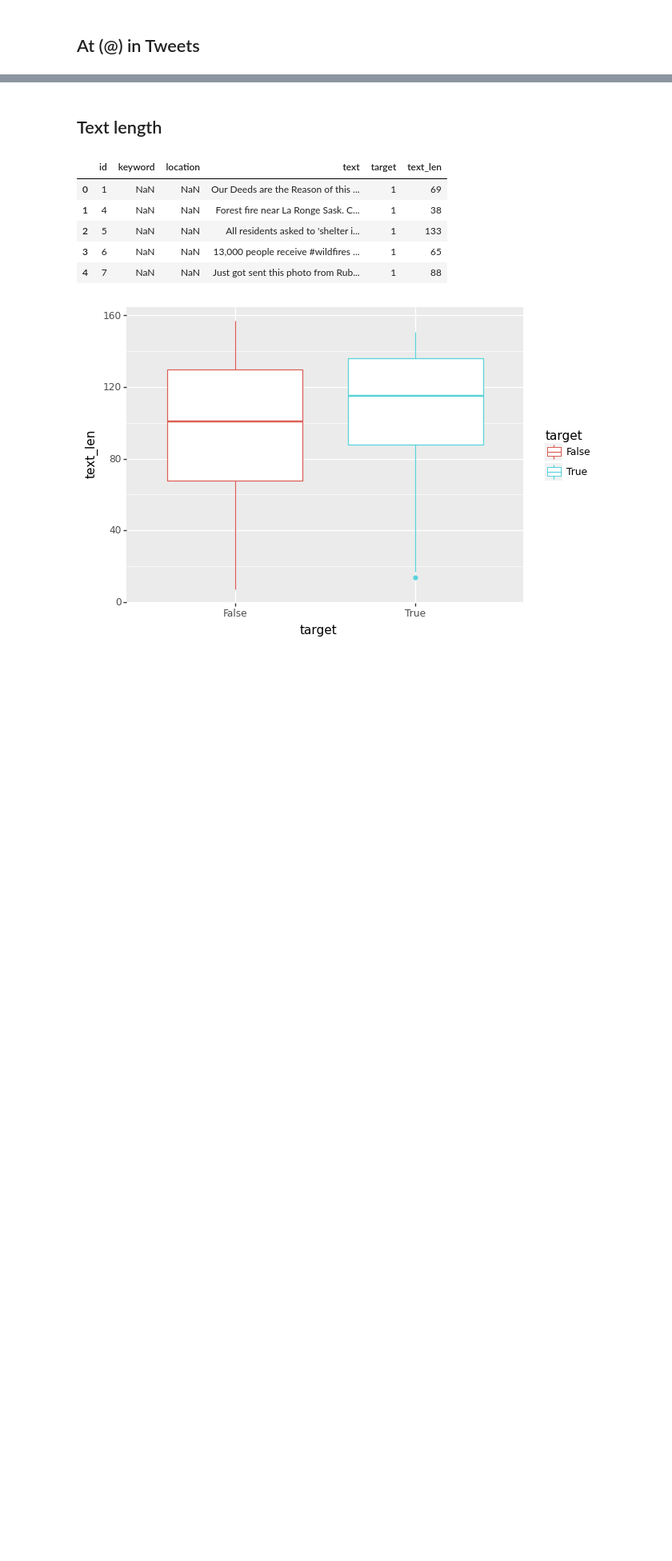
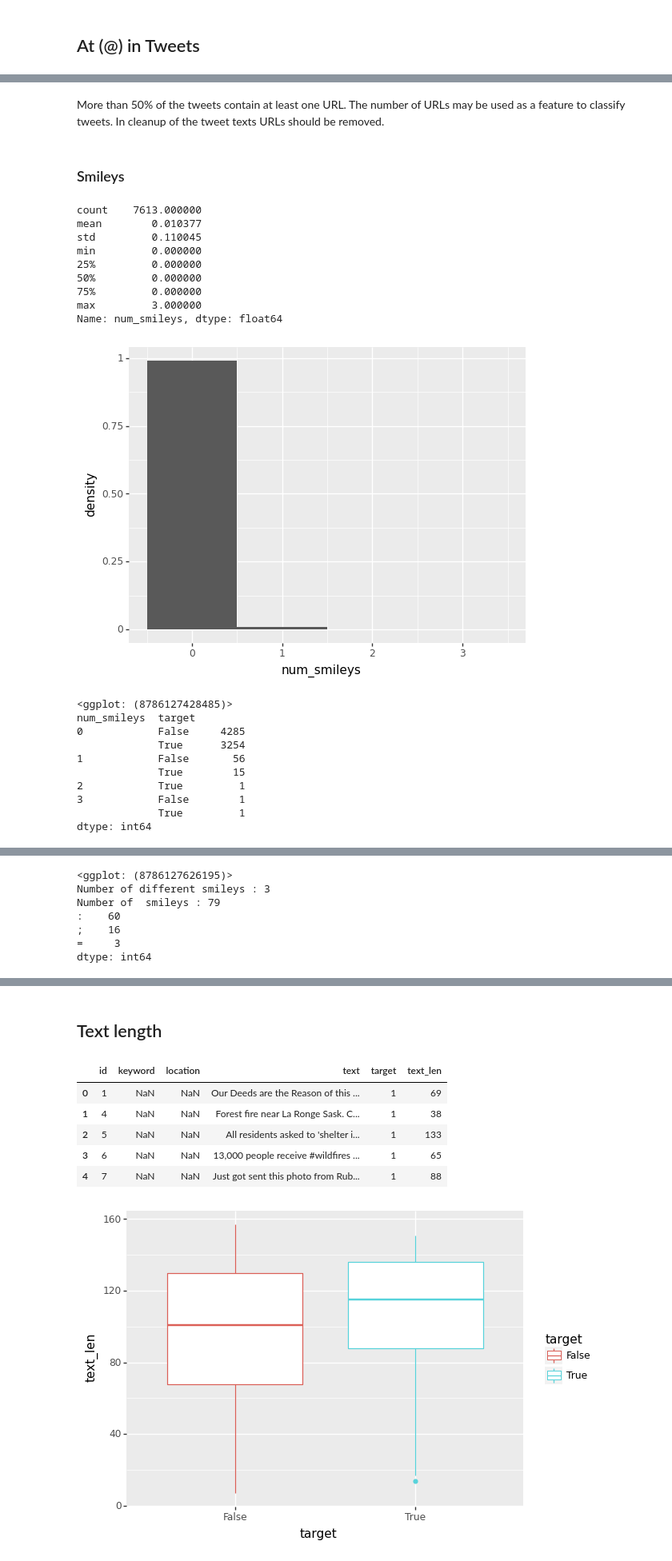
Before and after one commit to herwinvw/Real-or-Not-NLP-with-Disaster-Tweets, a Jupyter notebook: explorative_analysis.ipynb, the cells around one changed output, grey strips where cells are left out. Shown at 80% size. Saved outputs shown, nothing was run; the diff lists cells and outputs as text; code cells hidden in the pictures; blank space fills up the shorter version.

```diff
--- a/explorative_analysis.ipynb
+++ b/explorative_analysis.ipynb
@@ -551,0 +563,27 @@ array([['Man Goes into Airplane Engine Accident: http://t.co/TYJxrFd3St via @You
+# %% [markdown]
+More than 50% of the tweets contain at least one URL. The number of URLs may be used as a feature to classify tweets. In cleanup of the tweet texts URLs should be removed.
+# %% [markdown]
+### Smileys
+# %%
+analyse_pattern(Patterns.SMILEYS_PATTERN,'smileys')
+# %% [output]
+count    7613.000000
+mean        0.010377
+std         0.110045
+min         0.000000
+25%         0.000000
+50%         0.000000
+75%         0.000000
+max         3.000000
+Name: num_smileys, dtype: float64
+[figure, added]
+<ggplot: (8786127428485)>
+num_smileys  target
+0            False     4285
+             True      3254
+1            False       56
+             True        15
+2            True         1
+3            False        1
+             True         1
+dtype: int64
@@ -551,0 +591,7 @@ array([['Man Goes into Airplane Engine Accident: http://t.co/TYJxrFd3St via @You
+<ggplot: (8786127626195)>
+Number of different smileys : 3
+Number of  smileys : 79
+:    60
+;    16
+=     3
+dtype: int64
```
Also changed, not shown: parts of 35 cells of this notebook.
